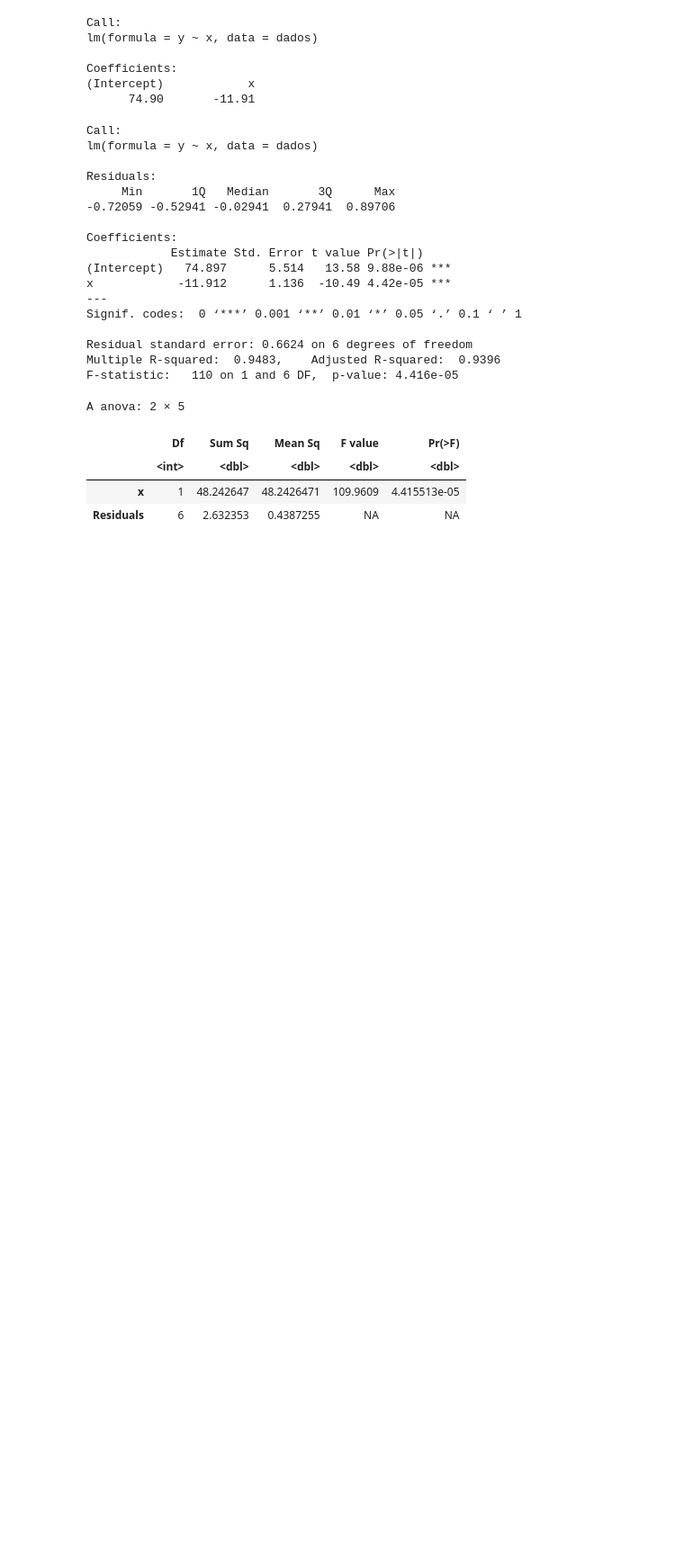
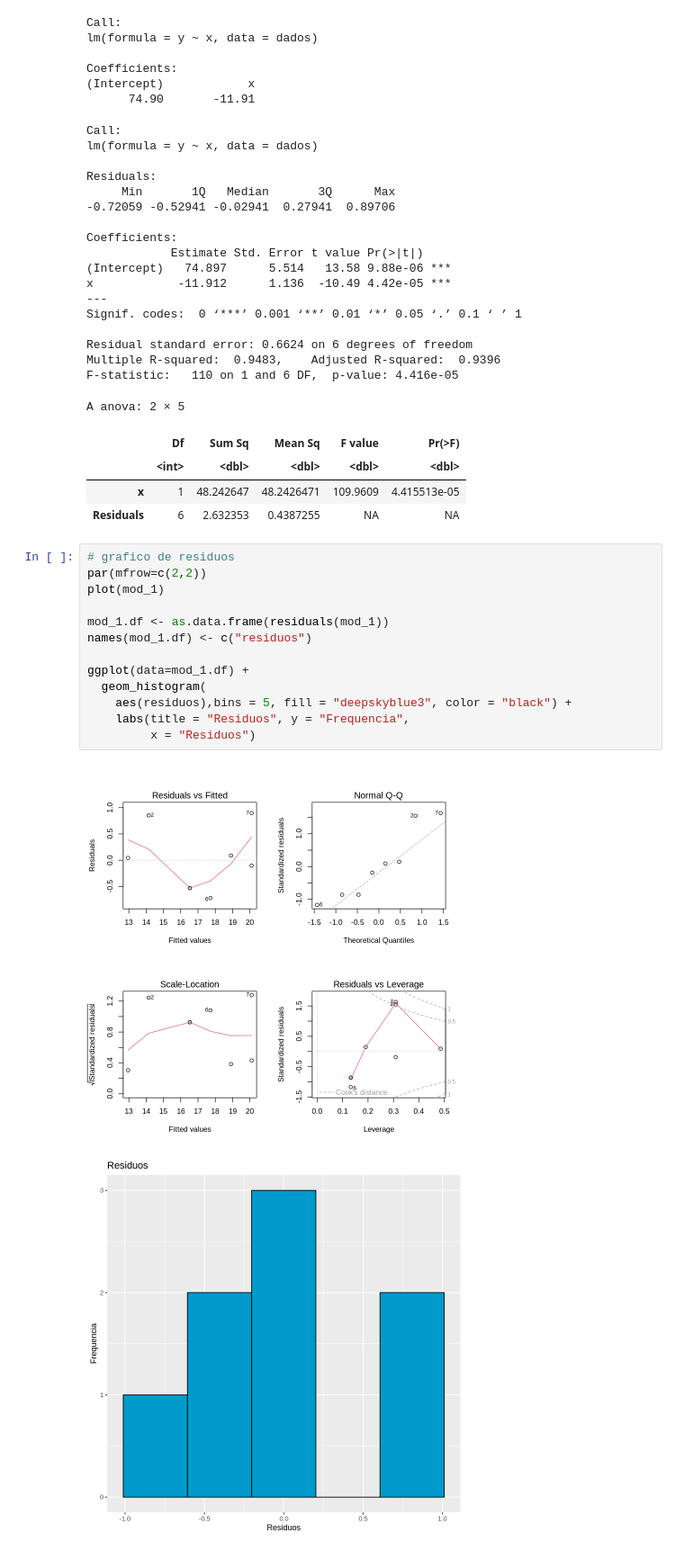
Before and after one commit to BrunaKrasotaMatos/An-liseEstat-stica, a Jupyter notebook: Trilha4/Trilha4.ipynb, the cells around one changed output. Shown at 90% size. Drawn from its saved outputs; the diff is of its cells as text; blank space fills up the shorter version.

```diff
--- a/Trilha4/Trilha4.ipynb
+++ b/Trilha4/Trilha4.ipynb
@@ -124,3 +124,19 @@ A anova: 2 × 5
 |  | <int> | <dbl> | <dbl> | <dbl> | <dbl> |
 | x | 1 | 48.242647 | 48.2426471 | 109.9609 | 4.415513e-05 |
 | Residuals | 6 | 2.632353 | 0.4387255 | NA | NA |
+# %%
+# grafico de residuos
+par(mfrow=c(2,2))
+plot(mod_1)
+
+mod_1.df <- as.data.frame(residuals(mod_1))
+names(mod_1.df) <- c("residuos")
+
+ggplot(data=mod_1.df) +
+  geom_histogram(
+    aes(residuos),bins = 5, fill = "deepskyblue3", color = "black") +
+    labs(title = "Residuos", y = "Frequencia",
+         x = "Residuos")
+# %% [output]
+[figure, added]
+[figure, added]
```
